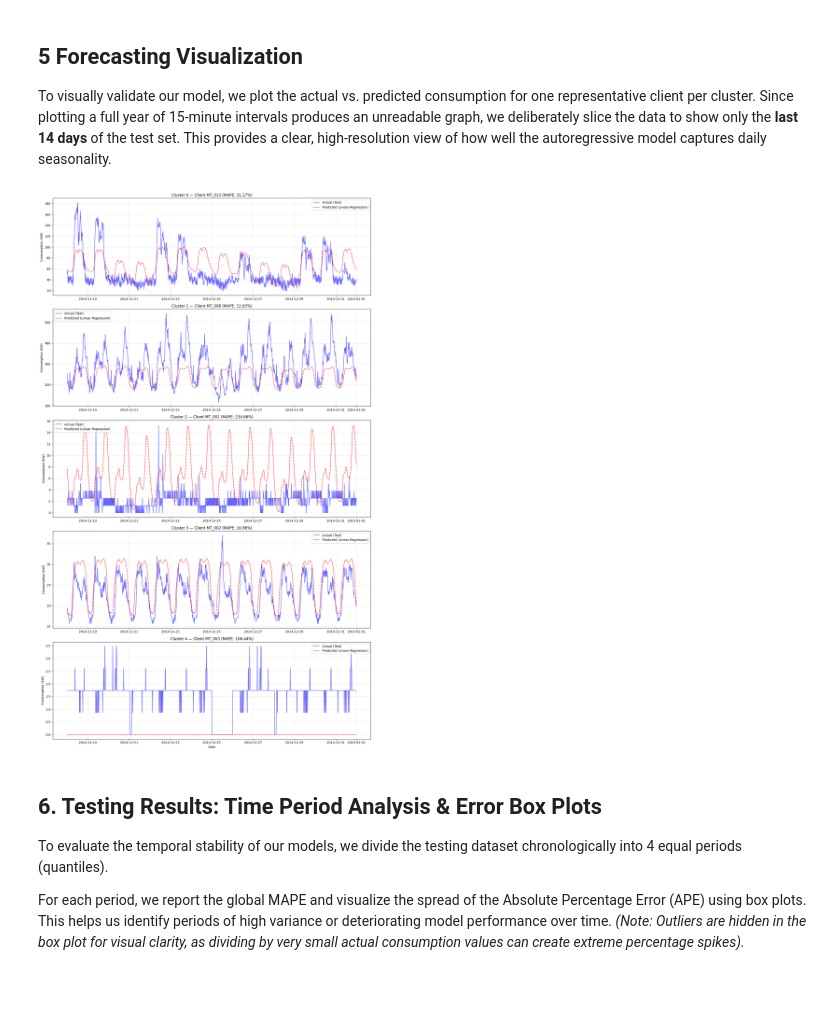
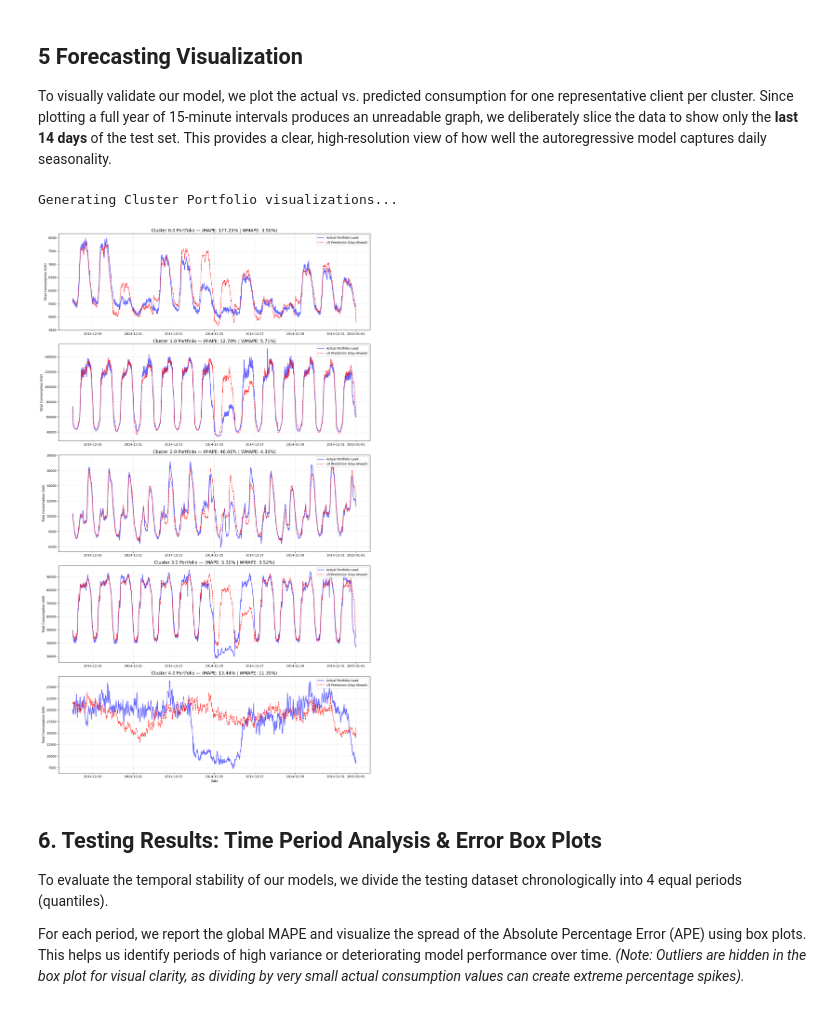
Before and after one commit to lucabarattini/forecasting-electricity, a Jupyter notebook: notebooks/1_linear_regression.ipynb, the cells around one changed output. Drawn from its saved outputs; the diff is of its cells as text; code cells hidden in the pictures.

Commit message:
refactor: day-ahead version

```diff
--- a/notebooks/1_linear_regression.ipynb
+++ b/notebooks/1_linear_regression.ipynb
@@ -34,7 +29,7 @@ To rigorously prevent **Data Leakage**, we split our dataset strictly chronologi
 df_long['Is_Weekend'] = df_long['Is_Weekend'].astype(int)
 df_long['Is_Holiday'] = df_long['Is_Holiday'].astype(int)
 
-df_model = pd.get_dummies(df_long, columns=['Hour', 'Weekday', 'Consumer_Category'], drop_first=True)
+df_model = pd.get_dummies(df_long, columns=['Hour', 'Weekday', 'Month', 'Consumer_Category'], drop_first=True)
 
 train = df_model[df_model['Date'].dt.year < 2014].copy()
 test  = df_model[df_model['Date'].dt.year >= 2014].copy()
@@ -49,14 +44,14 @@ test[weather_cols]  = scaler_weather.transform(test[weather_cols])
 train = train.sort_values(by=['ClientID', 'Date'])
 test  = test.sort_values(by=['ClientID', 'Date'])
 
-for col in ['Lag_15min_Scaled', 'Lag_24h_Scaled', 'Rolling_Mean_4h_Scaled']:
+for col in ['Lag_15min_Scaled', 'Lag_1h_Scaled', 'Lag_24h_Scaled', 'Lag_1week_Scaled', 'Rolling_Mean_4h_Scaled']:
     train[col] = np.nan
     test[col]  = np.nan
 
 client_scalers = {}
 
 
-# Since our clients have vastly different absolute consumption volumes (e.g., Light vs Heavy consumers), a single cluster model would be heavily biased towards large consumers. We apply `StandardScaler` to each client individually so the model learns the normalized *patterns* and *shapes* of consumption rather than the absolute magnitude. We apply this exact same scaler to the pre-computed lag features to keep all autoregressive inputs strictly on the same scale without breaking temporal continuity.
+# Since our clients have vastly different absolute consumption volumes (e.g., Light vs Heavy consumers), a single cluster model would be heavily biased towards large consumers. We apply `StandardScaler` to each client individually so the model learns the normalized patterns and shapes of consumption rather than the absolute magnitude. We apply this exact same scaler to the pre-computed lag features to keep all autoregressive inputs strictly on the same scale without breaking temporal continuity.
 for client in tqdm(df_long['ClientID'].unique(), desc="Scaling Clients"):
     scaler = StandardScaler()
     train_mask = train['ClientID'] == client
@@ -72,27 +67,34 @@ for client in tqdm(df_long['ClientID'].unique(), desc="Scaling Clients"):
 
     # We apply the SAME scaler fitted on Consumption to the historical lag columns to maintain the exact mathematical scale, without creating new NaNs with .shift()
     train.loc[train_mask, 'Lag_15min_Scaled'] = scaler.transform(train.loc[train_mask, 'Lag_15min'].values.reshape(-1, 1)).flatten()
+    train.loc[train_mask, 'Lag_1h_Scaled'] = scaler.transform(train.loc[train_mask, 'Lag_1h'].values.reshape(-1, 1)).flatten()
     train.loc[train_mask, 'Lag_24h_Scaled'] = scaler.transform(train.loc[train_mask, 'Lag_24h'].values.reshape(-1, 1)).flatten()
+    train.loc[train_mask, 'Lag_1week_Scaled'] = scaler.transform(train.loc[train_mask, 'Lag_1week'].values.reshape(-1, 1)).flatten()
     train.loc[train_mask, 'Rolling_Mean_4h_Scaled'] = scaler.transform(train.loc[train_mask, 'Rolling_Mean_4h'].values.reshape(-1, 1)).flatten()
 
     # We MUST scale the test set features as well, otherwise the model cannot predict
     if test_mask.any():
         test.loc[test_mask, 'Consumption_Scaled'] = scaler.transform(test.loc[test_mask, 'Consumption'].values.reshape(-1, 1)).flatten()
         test.loc[test_mask, 'Lag_15min_Scaled'] = scaler.transform(test.loc[test_mask, 'Lag_15min'].values.reshape(-1, 1)).flatten()
+        test.loc[test_mask, 'Lag_1h_Scaled'] = scaler.transform(test.loc[test_mask, 'Lag_1h'].values.reshape(-1, 1)).flatten()
         test.loc[test_mask, 'Lag_24h_Scaled'] = scaler.transform(test.loc[test_mask, 'Lag_24h'].values.reshape(-1, 1)).flatten()
+        test.loc[test_mask, 'Lag_1week_Scaled'] = scaler.transform(test.loc[test_mask, 'Lag_1week'].values.reshape(-1, 1)).flatten()
         test.loc[test_mask, 'Rolling_Mean_4h_Scaled'] = scaler.transform(test.loc[test_mask, 'Rolling_Mean_4h'].values.reshape(-1, 1)).flatten()
 
     client_scalers[client] = scaler
 
-train = train.dropna(subset=['Consumption_Scaled', 'Lag_15min_Scaled', 'Lag_24h_Scaled', 'Rolling_Mean_4h_Scaled'])
+train = train.dropna(subset=['Consumption_Scaled', 'Lag_15min_Scaled', 'Lag_1h_Scaled', 'Lag_24h_Scaled', 'Lag_1week_Scaled', 'Rolling_Mean_4h_Scaled'])
 
-# Build Feature Matrices
+# We drop short-term autoregressive features to simulate a true Day-Ahead forecasting scenario (where real-time lags like 15-min or 1-hour are unavailable and would cause Data Leakage). This ensures the model strictly relies on: Lag_24h, Lag_1week, Weather, and Calendar features.
 cols_to_drop = ['Date', 'ClientID', 'DayMonth', 'Consumption', 'Consumption_Scaled',
-                'Lag_15min', 'Lag_24h', 'Rolling_Mean_4h']
+                'Lag_15min', 'Lag_1h', 'Lag_24h', 'Lag_1week', 'Rolling_Mean_4h',
+                'Lag_15min_Scaled', 'Lag_1h_Scaled', 'Rolling_Mean_4h_Scaled']
+
 cols_to_drop = [c for c in cols_to_drop if c in train.columns]
 
 X_train = train.drop(columns=cols_to_drop)
 y_train = train['Consumption_Scaled']
+
 
 test    = test.sort_values(by=['ClientID', 'Date'])
 X_test  = test.drop(columns=cols_to_drop)
@@ -314,46 +285,48 @@ Cluster
 To visually validate our model, we plot the actual vs. predicted consumption for one representative client per cluster.
 Since plotting a full year of 15-minute intervals produces an unreadable graph, we deliberately slice the data to show only the **last 14 days** of the test set. This provides a clear, high-resolution view of how well the autoregressive model captures daily seasonality.
 # %%
-# Visualization: One Client per Cluster
-cluster_representatives = (
-    lr_results_df.groupby('Cluster')['ClientID'].first().to_dict()
-)
+# --- Visualization: Aggregated Cluster Portfolio (Last 2 Weeks) ---
+print("Generating Cluster Portfolio visualizations...")
 
-fig, axes = plt.subplots(len(cluster_representatives), 1, figsize=(15, 5 * len(cluster_representatives)))
+# Get unique clusters from our evaluation dataframe
+unique_clusters = sorted(cluster_eval['Cluster'].unique())
 
-for idx, (cluster_id, client_id) in enumerate(sorted(cluster_representatives.items())):
-    ax = axes[idx] if len(cluster_representatives) > 1 else axes
+fig, axes = plt.subplots(len(unique_clusters), 1, figsize=(15, 5 * len(unique_clusters)))
 
-    client_data = test[test['ClientID'] == client_id].copy()
-    y_actual_kw = client_data['Consumption'].values
+# Ensure axes is an array even if there is only 1 cluster
+if len(unique_clusters) == 1:
+    axes = [axes]
 
-    scaler = client_scalers[client_id]
-    y_pred_kw = scaler.inverse_transform(
-        client_data['Predicted_Consumption_Scaled'].values.reshape(-1, 1)
-    ).flatten()
-    y_pred_kw = np.maximum(y_pred_kw, 0)
+for idx, cluster_id in enumerate(unique_clusters):
+    ax = axes[idx]
 
-    # Fetch MAPE
-    client_mape = lr_results_df[lr_results_df['ClientID'] == client_id]['MAPE'].values[0]
+    # Filter data for the specific cluster
+    c_plot = cluster_eval[cluster_eval['Cluster'] == cluster_id].sort_values('Date')
 
-    # We slice the array to plot only the last 2 weeks (14 days * 96 steps = 1344 steps)
+    # Get the Portfolio MAPE for the title (from the 'summary' dataframe we created earlier)
+    c_mape = summary.loc[cluster_id, 'Portfolio_MAPE']
+    c_wmape = summary.loc[cluster_id, 'Portfolio_WMAPE']
+
+    # Slice to plot only the last 2 weeks (14 days * 96 steps = 1344)
+    # This provides a clear view of the model's ability to follow daily/weekly cycles
     plot_slice = -1344
 
-    ax.plot(client_data['Date'].values[plot_slice:], y_actual_kw[plot_slice:],
-            label='Actual (Test)', color='blue', alpha=0.6)
-    ax.plot(client_data['Date'].values[plot_slice:], y_pred_kw[plot_slice:],
-            label='Predicted (Linear Regression)', color='red', linestyle='--', alpha=0.9)
+    ax.plot(c_plot['Date'].values[plot_slice:], c_plot['Actual_kW'].values[plot_slice:],
+            label='Actual Portfolio Load', color='blue', alpha=0.6, linewidth=2)
+    ax.plot(c_plot['Date'].values[plot_slice:], c_plot['Predicted_kW'].values[plot_slice:],
+            label='LR Prediction (Day-Ahead)', color='red', linestyle='--', alpha=0.9, linewidth=1.5)
 
-    ax.set_title(f'Cluster {cluster_id} — Client {client_id} (MAPE: {client_mape:.2f}%)')
-    ax.set_ylabel('Consumption (kW)')
-    ax.legend()
+    ax.set_title(f'Cluster {cluster_id} Portfolio — (MAPE: {c_mape:.2f}% | WMAPE: {c_wmape:.2f}%)', fontsize=14)
+    ax.set_ylabel('Total Consumption (kW)')
+    ax.legend(loc='upper right')
     ax.grid(True, alpha=0.3)
 
 axes[-1].set_xlabel('Date')
 plt.tight_layout()
 plt.show()
 # %% [output]
+Generating Cluster Portfolio visualizations...
-[figure, old version]
+[figure, new version]
 # %% [markdown]
 ## 6. Testing Results: Time Period Analysis & Error Box Plots
 To evaluate the temporal stability of our models, we divide the testing dataset chronologically into 4 equal periods (quantiles).
```
Also changed, not shown: parts of 7 cells of this notebook.
